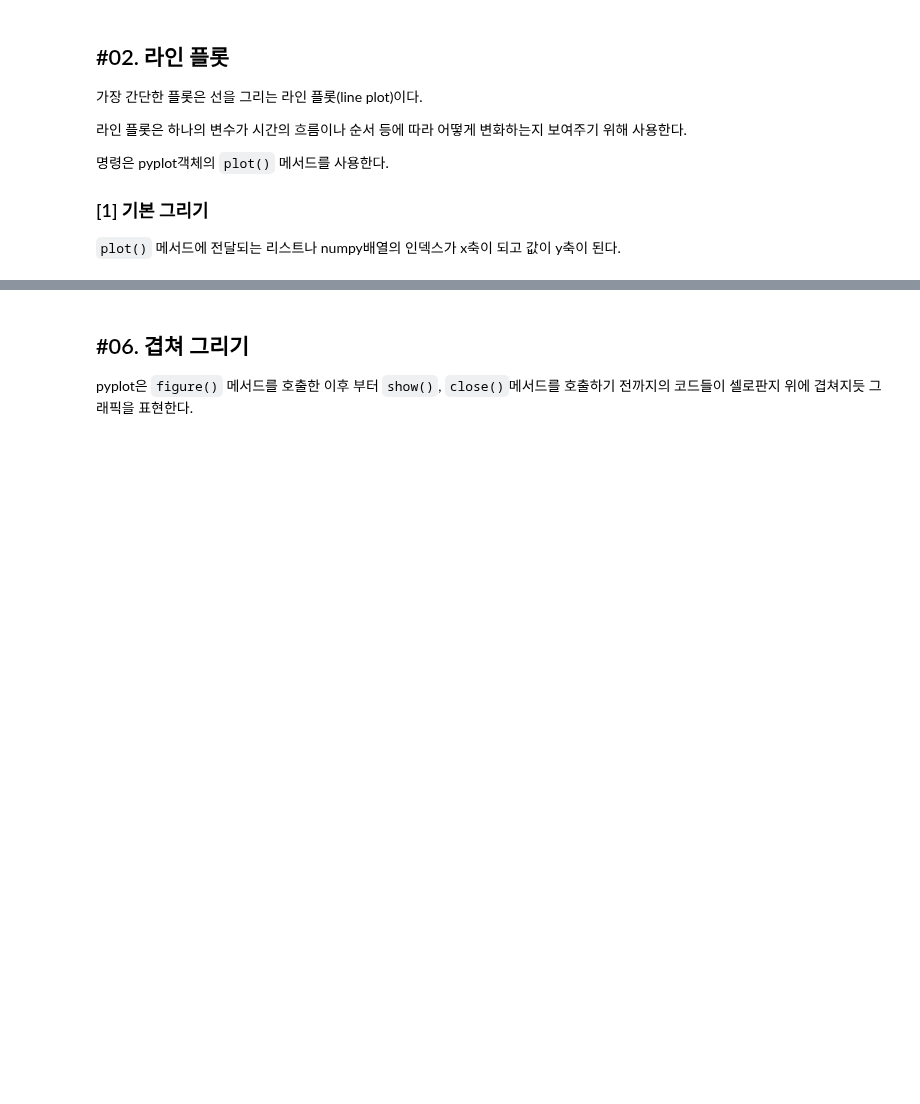
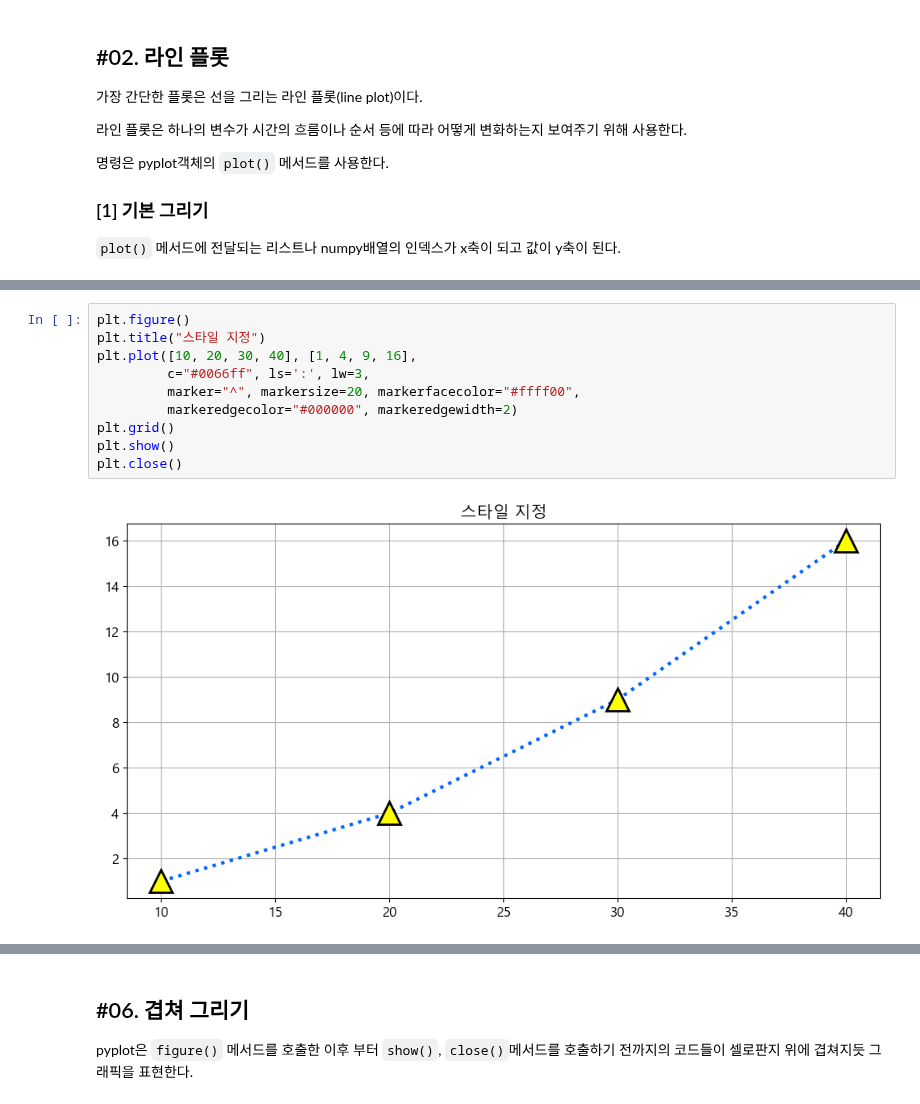
Before and after one commit to hyk2202/megait, a Jupyter notebook: megait/D. 탐색적 데이터 분석/05. 데이터 시각화/(1) Matplotlib/01_Matplotlib_사용방법.ipynb, the cells around one changed output, grey strips where cells are left out. Drawn from its saved outputs; the diff is of its cells as text; blank space fills up the shorter version.

```diff
--- a/megait/D. 탐색적 데이터 분석/05. 데이터 시각화/(1) Matplotlib/01_Matplotlib_사용방법.ipynb
+++ b/megait/D. 탐색적 데이터 분석/05. 데이터 시각화/(1) Matplotlib/01_Matplotlib_사용방법.ipynb
@@ -316,0 +259,12 @@ plt.close()
+# %%
+plt.figure()
+plt.title("스타일 지정")
+plt.plot([10, 20, 30, 40], [1, 4, 9, 16],
+         c="#0066ff", ls=':', lw=3,
+         marker="^", markersize=20, markerfacecolor="#ffff00",
+         markeredgecolor="#000000", markeredgewidth=2)
+plt.grid()
+plt.show()
+plt.close()
+# %% [output]
+[figure, added]
```
Also changed, not shown: parts of 47 cells of this notebook.
